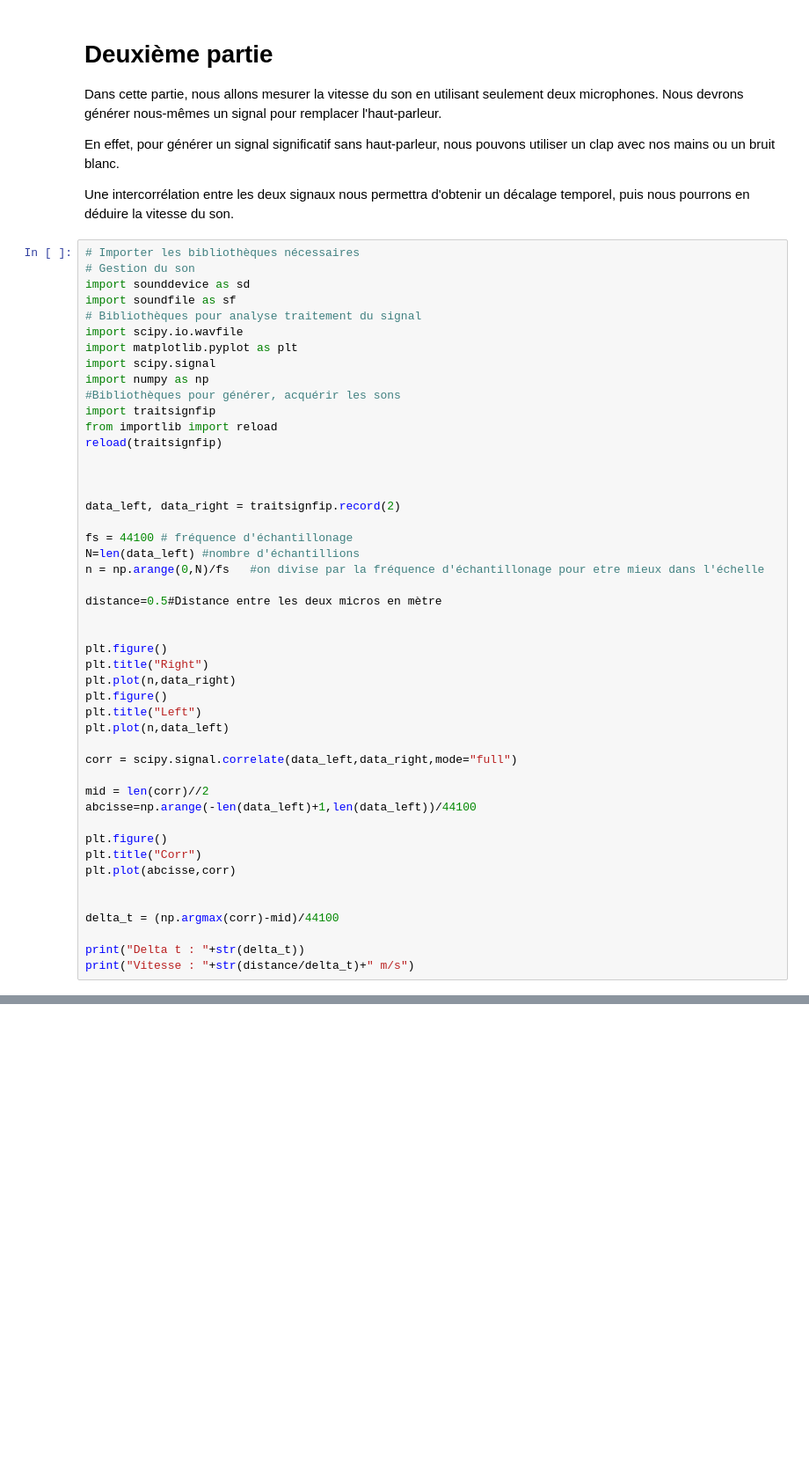
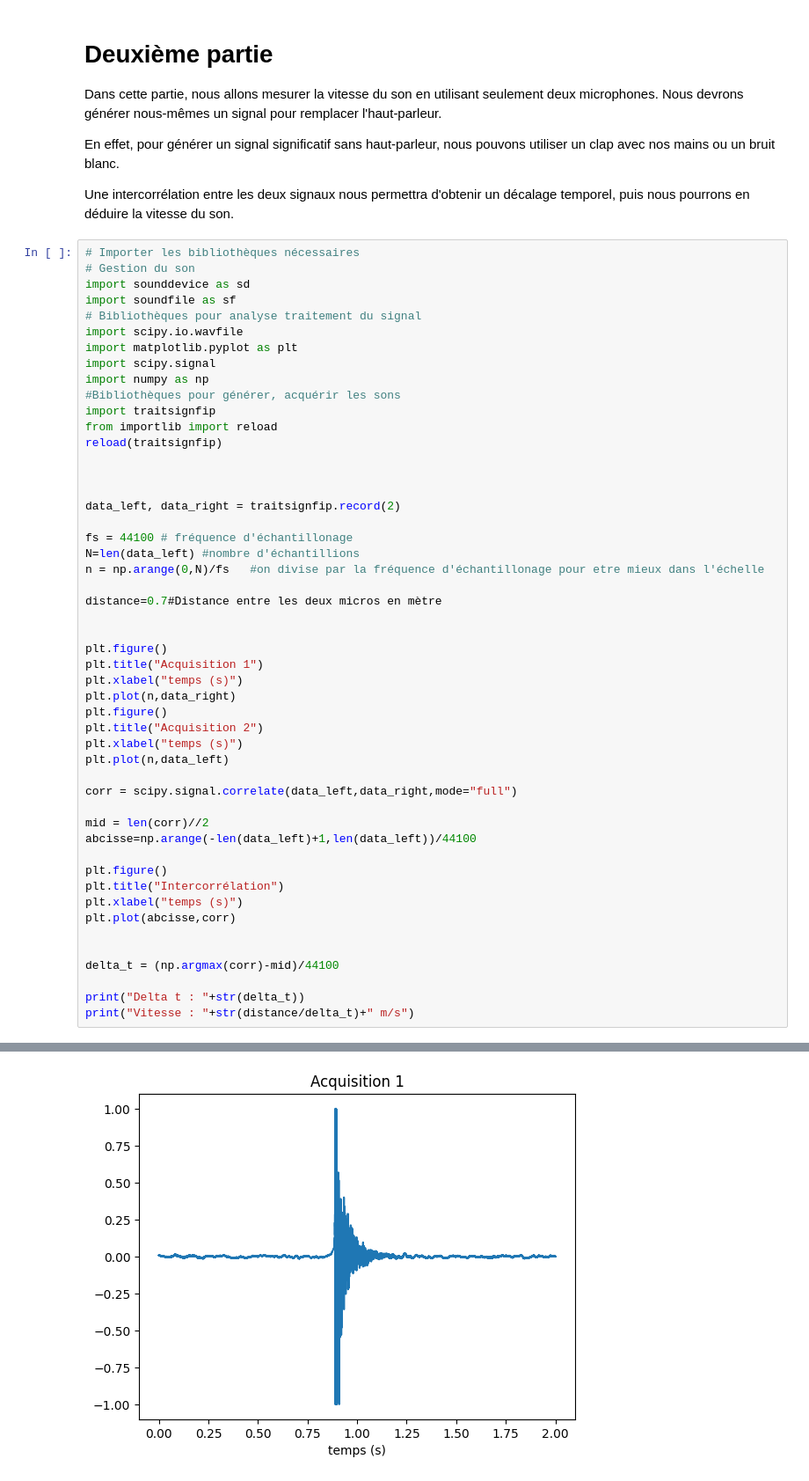
Before and after one commit to zuce68/ProjetFIP2A, a Jupyter notebook: Professeur/TP1/MesureDuSon.ipynb, the cells around one changed output, grey strips where cells are left out. Shown at 88% size. Saved outputs shown, nothing was run; the diff lists cells and outputs as text; blank space fills up the shorter version.

```diff
--- a/Professeur/TP1/MesureDuSon.ipynb
+++ b/Professeur/TP1/MesureDuSon.ipynb
@@ -215,14 +243,16 @@ fs = 44100 # fréquence d'échantillonage
 N=len(data_left) #nombre d'échantillions
 n = np.arange(0,N)/fs   #on divise par la fréquence d'échantillonage pour etre mieux dans l'échelle
 
-distance=0.5#Distance entre les deux micros en mètre
+distance=0.7#Distance entre les deux micros en mètre
 
 
 plt.figure()
-plt.title("Right")
+plt.title("Acquisition 1")
+plt.xlabel("temps (s)")
 plt.plot(n,data_right)
 plt.figure()
-plt.title("Left")
+plt.title("Acquisition 2")
+plt.xlabel("temps (s)")
 plt.plot(n,data_left)
 
 corr = scipy.signal.correlate(data_left,data_right,mode="full")
@@ -231,7 +261,8 @@ mid = len(corr)//2
 abcisse=np.arange(-len(data_left)+1,len(data_left))/44100
 
 plt.figure()
-plt.title("Corr")
+plt.title("Intercorrélation")
+plt.xlabel("temps (s)")
 plt.plot(abcisse,corr)
 
 
@@ -239,3 +270,4 @@ delta_t = (np.argmax(corr)-mid)/44100
 
 print("Delta t : "+str(delta_t))
 print("Vitesse : "+str(distance/delta_t)+" m/s")
+# %% [output]
@@ -241,0 +276 @@ print("Vitesse : "+str(distance/delta_t)+" m/s")
+[figure, added]
```
Also changed, not shown: parts of 2 cells of this notebook, 1 other file.
